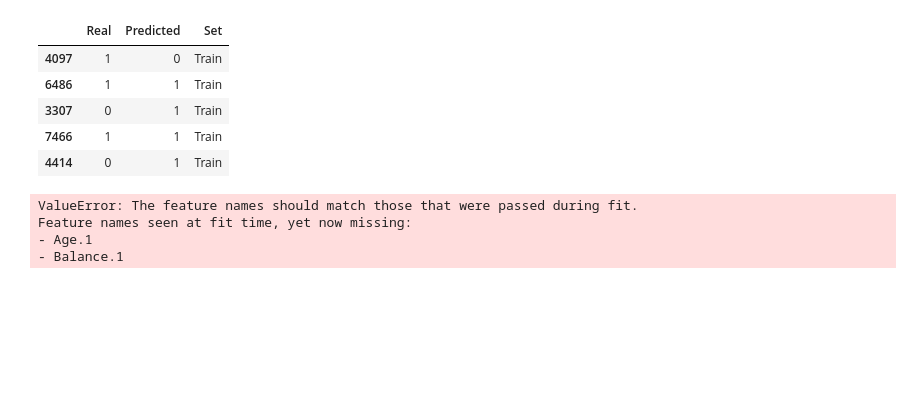
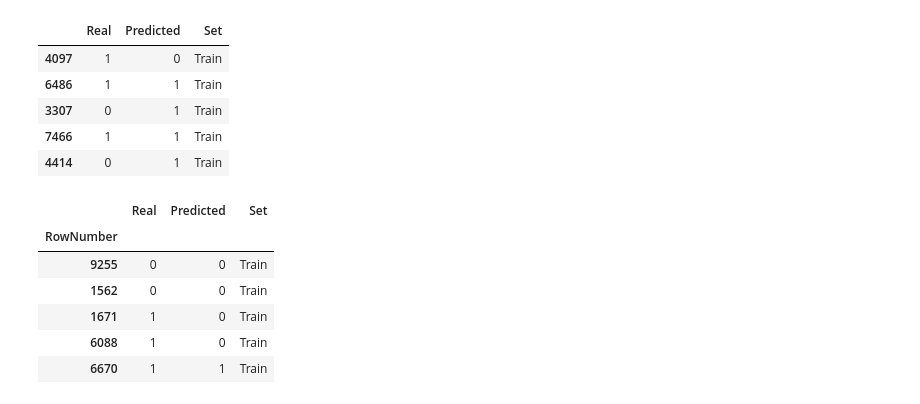
Before and after one commit to natigl/DA-bootcamp-MachineLearning, a Jupyter notebook: regresion-logistica/3-pp-ajuste-regresion-logistica.ipynb, the cells around one changed output. Cells and saved outputs as stored; diff of their text form; code cells hidden in the pictures; blank space fills up the shorter version.

```diff
--- a/regresion-logistica/3-pp-ajuste-regresion-logistica.ipynb
+++ b/regresion-logistica/3-pp-ajuste-regresion-logistica.ipynb
@@ -106,15 +141,27 @@ y2 = df_enco["Exited"]
 # %%
 x_train2, x_test2, y_train2, y_test2 = train_test_split(X2, y2, test_size = 0.2, random_state = 42)
 # %%
+
 log_reg = LogisticRegression(n_jobs=-1, max_iter = 1000)
 
+# ajustamos el modelo a nuestros datos
 log_reg.fit(x_train2,y_train2)
 
-y_pred_train = log_reg_esta.predict(x_train2)
+# obtenemos las predicciones para el conjunto de entrenamiento
+y_pred_train = log_reg.predict(x_train2)
 
-y_pred_test = log_reg_esta.predict(x_test2)
+# obtenemos las predicciones para el conjunto de test
+y_pred_test = log_reg.predict(x_test2)
-# %% [output]
-ValueError: The feature names should match those that were passed during fit.
-Feature names seen at fit time, yet now missing:
-- Age.1
-- Balance.1
+# %%
+train_df = pd.DataFrame({'Real': y_train, 'Predicted': y_pred_train, 'Set': ['Train']*len(y_train2)})
+test_df  = pd.DataFrame({'Real': y_test,  'Predicted': y_pred_test,  'Set': ['Test']*len(y_test2)})
+resultados = pd.concat([train_df,test_df], axis = 0)
+resultados.head()
+# %% [output]
+|  | Real | Predicted | Set |
+| RowNumber |  |  |  |
+| 9255 | 0 | 0 | Train |
+| 1562 | 0 | 0 | Train |
+| 1671 | 1 | 0 | Train |
+| 6088 | 1 | 0 | Train |
+| 6670 | 1 | 1 | Train |
```
Also changed, not shown: parts of 8 cells of this notebook.
